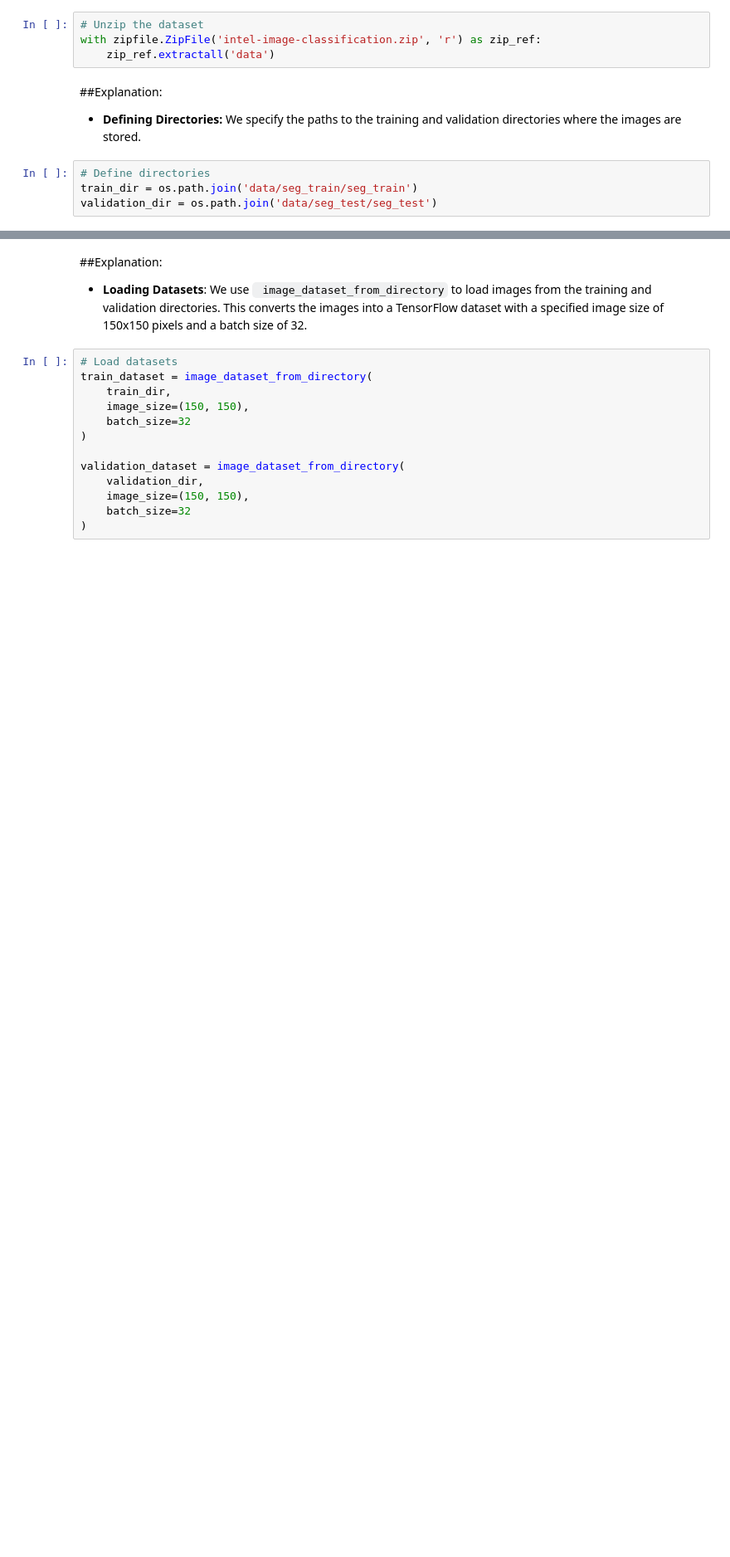
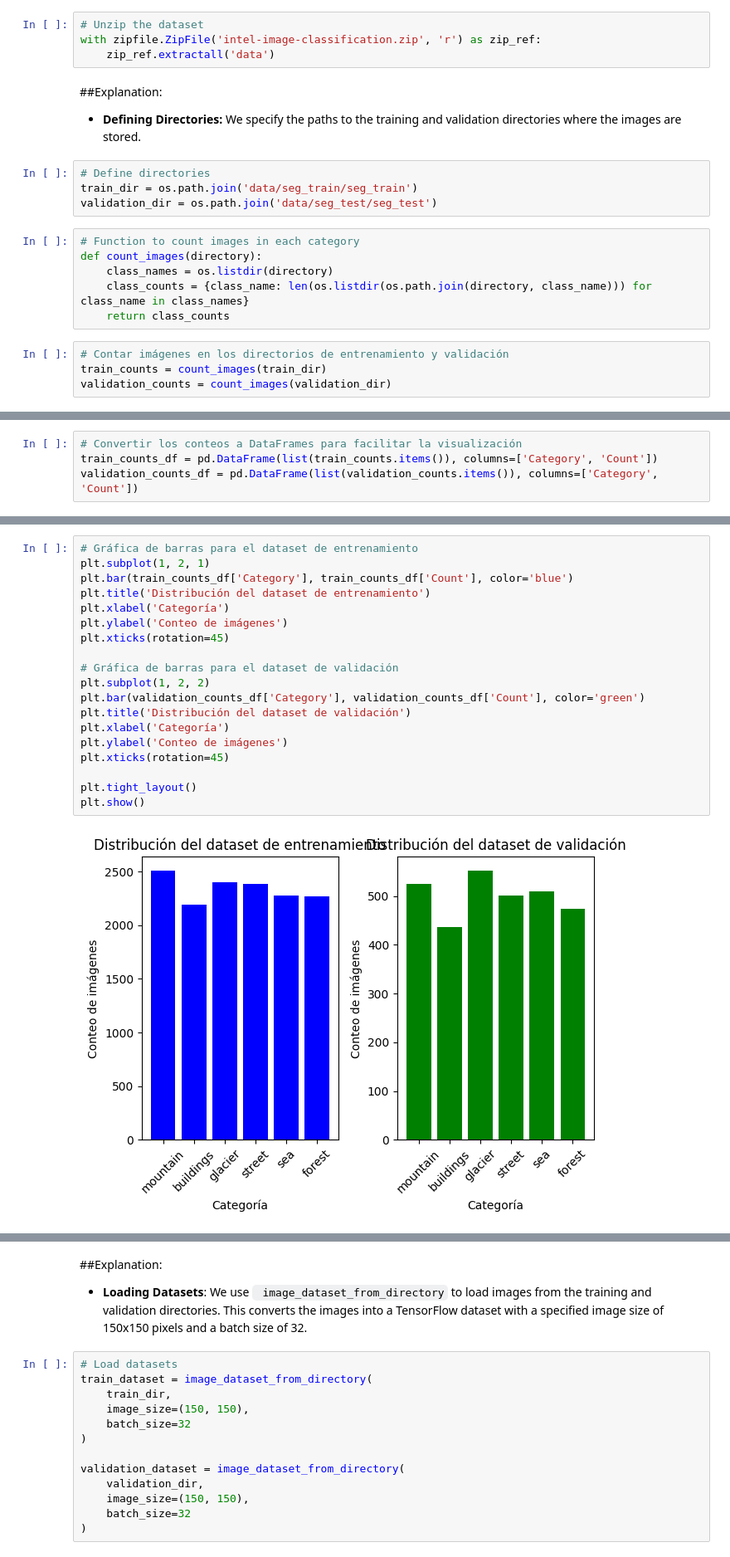
Before and after one commit to OscarTMa/04-Computer_Vision, a Jupyter notebook: DLintel_image_classification.ipynb, the cells around one changed output, grey strips where cells are left out. Shown at 83% size. Drawn from its saved outputs; the diff is of its cells as text; blank space fills up the shorter version.

```diff
--- a/DLintel_image_classification.ipynb
+++ b/DLintel_image_classification.ipynb
@@ -43,3 +64,13 @@ with zipfile.ZipFile('intel-image-classification.zip', 'r') as zip_ref:
 # Define directories
 train_dir = os.path.join('data/seg_train/seg_train')
 validation_dir = os.path.join('data/seg_test/seg_test')
+# %%
+# Function to count images in each category
+def count_images(directory):
+    class_names = os.listdir(directory)
+    class_counts = {class_name: len(os.listdir(os.path.join(directory, class_name))) for class_name in class_names}
+    return class_counts
+# %%
+# Contar imágenes en los directorios de entrenamiento y validación
+train_counts = count_images(train_dir)
+validation_counts = count_images(validation_dir)
@@ -45,0 +84,4 @@ validation_dir = os.path.join('data/seg_test/seg_test')
+# %%
+# Convertir los conteos a DataFrames para facilitar la visualización
+train_counts_df = pd.DataFrame(list(train_counts.items()), columns=['Category', 'Count'])
+validation_counts_df = pd.DataFrame(list(validation_counts.items()), columns=['Category', 'Count'])
@@ -45,0 +115,21 @@ validation_dir = os.path.join('data/seg_test/seg_test')
+# %%
+# Gráfica de barras para el dataset de entrenamiento
+plt.subplot(1, 2, 1)
+plt.bar(train_counts_df['Category'], train_counts_df['Count'], color='blue')
+plt.title('Distribución del dataset de entrenamiento')
+plt.xlabel('Categoría')
+plt.ylabel('Conteo de imágenes')
+plt.xticks(rotation=45)
+
+# Gráfica de barras para el dataset de validación
+plt.subplot(1, 2, 2)
+plt.bar(validation_counts_df['Category'], validation_counts_df['Count'], color='green')
+plt.title('Distribución del dataset de validación')
+plt.xlabel('Categoría')
+plt.ylabel('Conteo de imágenes')
+plt.xticks(rotation=45)
+
+plt.tight_layout()
+plt.show()
+# %% [output]
+[figure, added]
```
Also changed, not shown: parts of 25 cells of this notebook.
